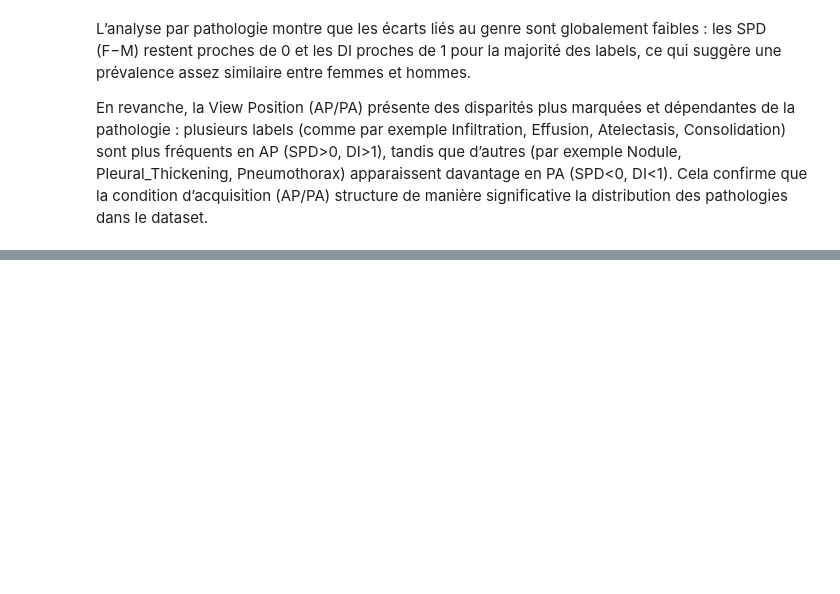
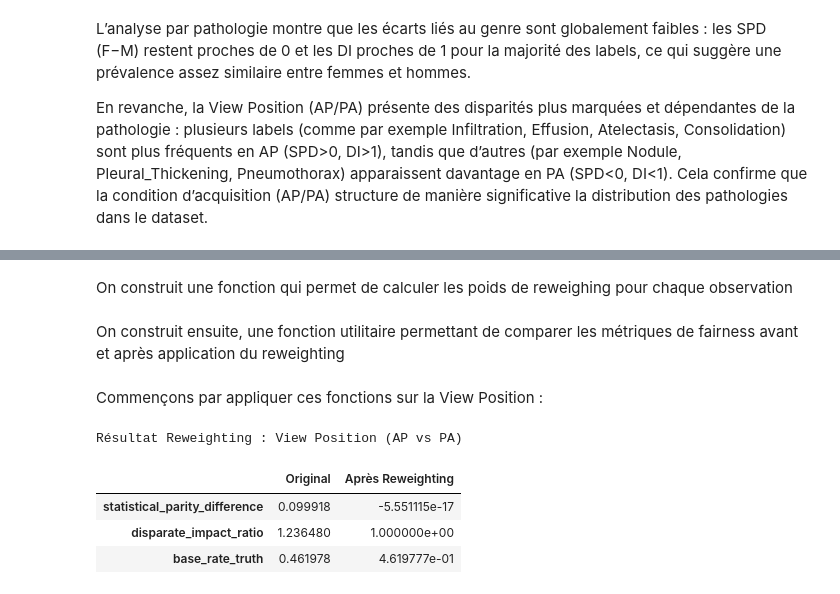
Before and after one commit to EagleForce14/Fairness, a Jupyter notebook: Mi-Projet/Mi-Projet-BRION.ipynb, the cells around one changed output, grey strips where cells are left out. Cells and saved outputs as stored; diff of their text form; code cells hidden in the pictures; blank space fills up the shorter version.

Commit message:
Added reweighting to reduce bias

```diff
--- a/Mi-Projet/Mi-Projet-BRION.ipynb
+++ b/Mi-Projet/Mi-Projet-BRION.ipynb
@@ -749,0 +752,2 @@ Cela confirme que la condition d’acquisition (AP/PA) structure de manière sig
+# %% [markdown]
+On construit une fonction qui permet de calculer les poids de reweighing pour chaque observation
@@ -749,0 +778,38 @@ Cela confirme que la condition d’acquisition (AP/PA) structure de manière sig
+# %% [markdown]
+On construit ensuite, une fonction utilitaire permettant de comparer les métriques de fairness avant et après application du reweighting
+# %%
+# Fonction de comparaison des métriques
+def compare_bias_reduction(y_true, prot_attr, w_before, w_after, label_before="Original", label_after="Reweighted"):
+    metrics_before = get_metrics(
+        y_true=y_true, prot_attr=prot_attr, priv_group=1, pos_label=1, sample_weight=w_before
+    )
+    metrics_after = get_metrics(
+        y_true=y_true, prot_attr=prot_attr, priv_group=1, pos_label=1, sample_weight=w_after
+    )
+    comparison_df = pd.DataFrame({label_before: metrics_before, label_after: metrics_after})
+    return comparison_df.loc[["statistical_parity_difference", "disparate_impact_ratio", "base_rate_truth"]]
+
+# Note d'analyse :
+# Vous devriez observer que le SPD tombe à 0 et le DI devient 1 (ou très proche),
+# ce qui prouve que la méthode a mathématiquement supprimé la corrélation entre le groupe et la maladie dans le dataset pondéré.
+# %% [markdown]
+Commençons par appliquer ces fonctions sur la View Position :
+# %%
+print("Résultat Reweighting : View Position (AP vs PA)")
+y_target = df["has_disease"].astype(int).values
+weights_view = compute_reweighing_weights(df, "view_bin")
+
+res_view = compare_bias_reduction(
+    y_true=y_target,
+    prot_attr=df["view_bin"].values,
+    w_before=None,
+    w_after=weights_view,
+    label_after="Après Reweighting"
+)
+display(res_view)
+# %% [output]
+Résultat Reweighting : View Position (AP vs PA)
+|  | Original | Après Reweighting |
+| statistical_parity_difference | 0.099918 | -5.551115e-17 |
+| disparate_impact_ratio | 1.236480 | 1.000000e+00 |
+| base_rate_truth | 0.461978 | 4.619777e-01 |
```
Also changed, not shown: parts of 15 cells of this notebook.
